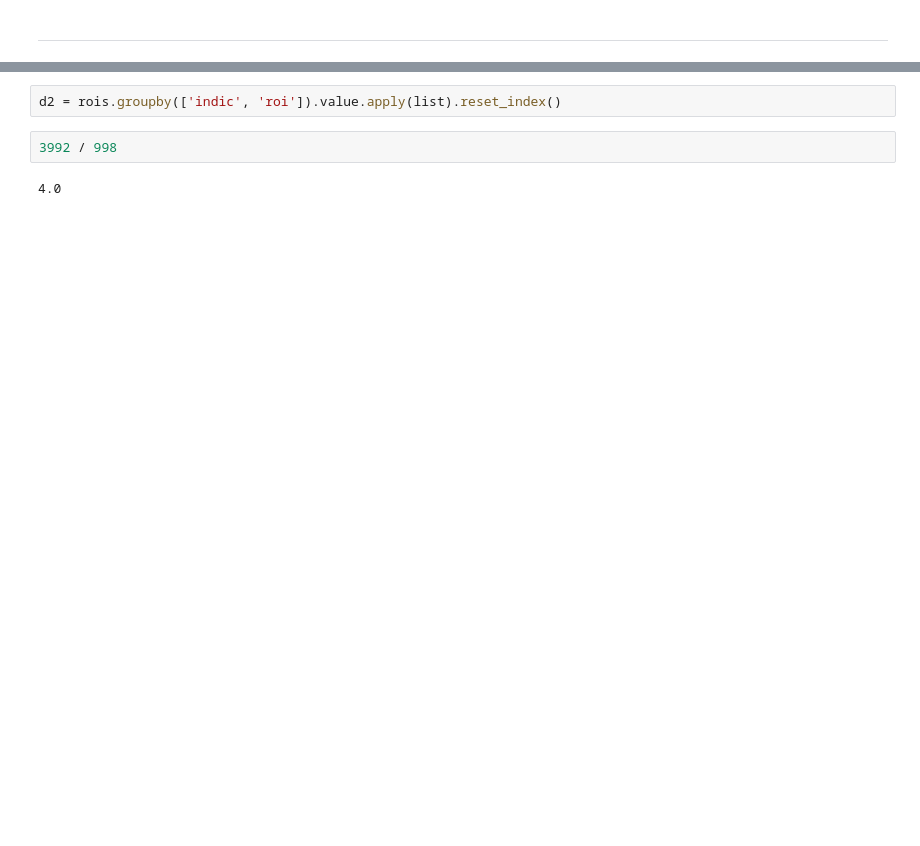
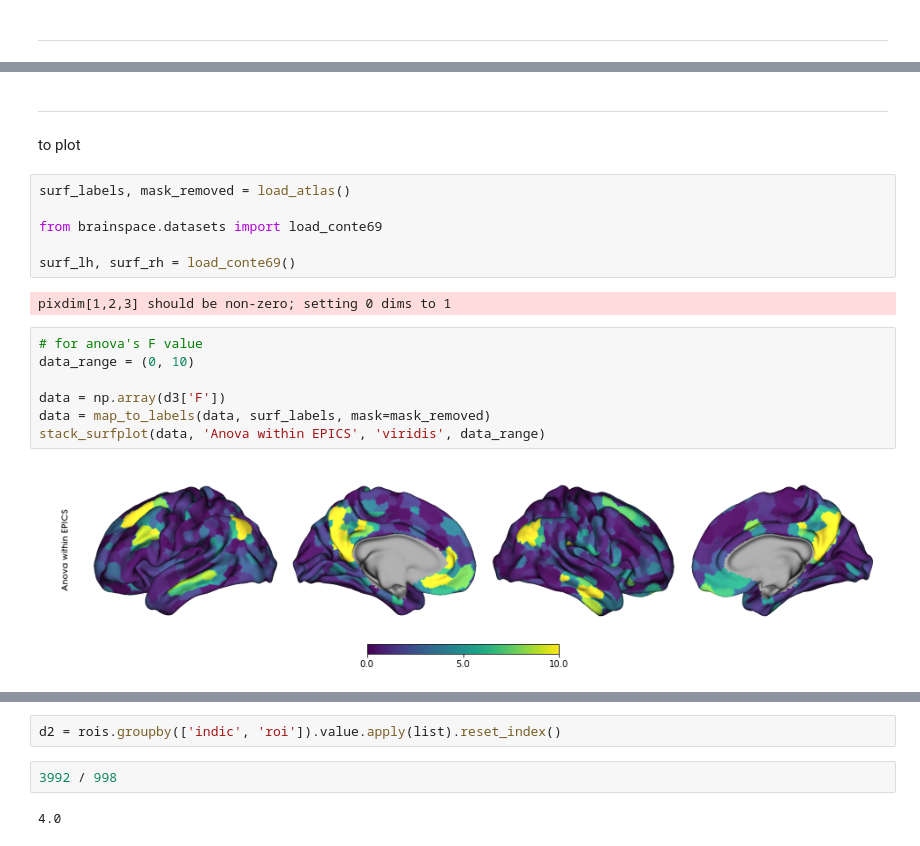
Before and after one commit to qniksefat/gradecc, a Jupyter notebook: statistical_tests.ipynb, the cells around one changed output, grey strips where cells are left out. Drawn from its saved outputs; the diff is of its cells as text; blank space fills up the shorter version.

```diff
--- a/statistical_tests.ipynb
+++ b/statistical_tests.ipynb
@@ -338,0 +389,20 @@ rois
+# %% [markdown]
+---
+to plot
+# %%
+surf_labels, mask_removed = load_atlas()
+
+from brainspace.datasets import load_conte69
+
+surf_lh, surf_rh = load_conte69()
+# %% [output]
+pixdim[1,2,3] should be non-zero; setting 0 dims to 1
+# %%
+# for anova's F value
+data_range = (0, 10)
+
+data = np.array(d3['F'])
+data = map_to_labels(data, surf_labels, mask=mask_removed)
+stack_surfplot(data, 'Anova within EPICS', 'viridis', data_range)
+# %% [output]
+[figure, added]
```
Also changed, not shown: parts of 49 cells of this notebook, 1 other file.
